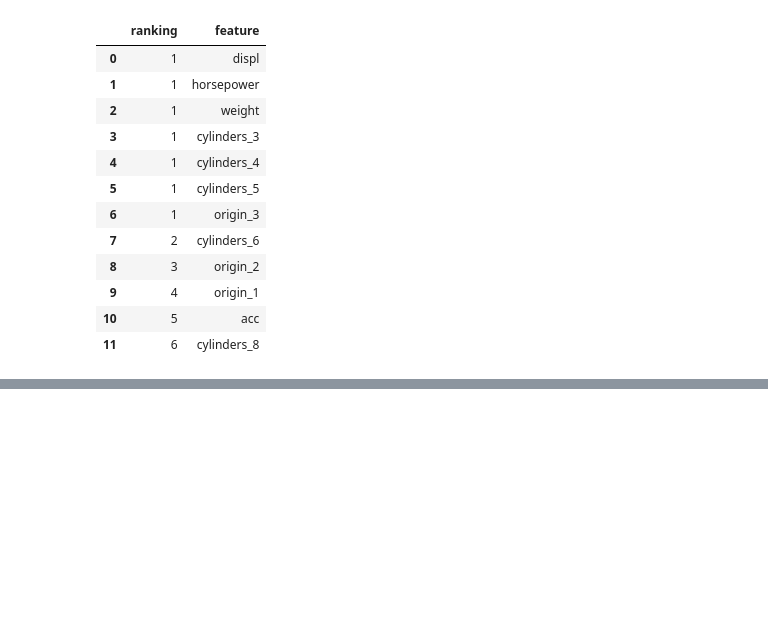
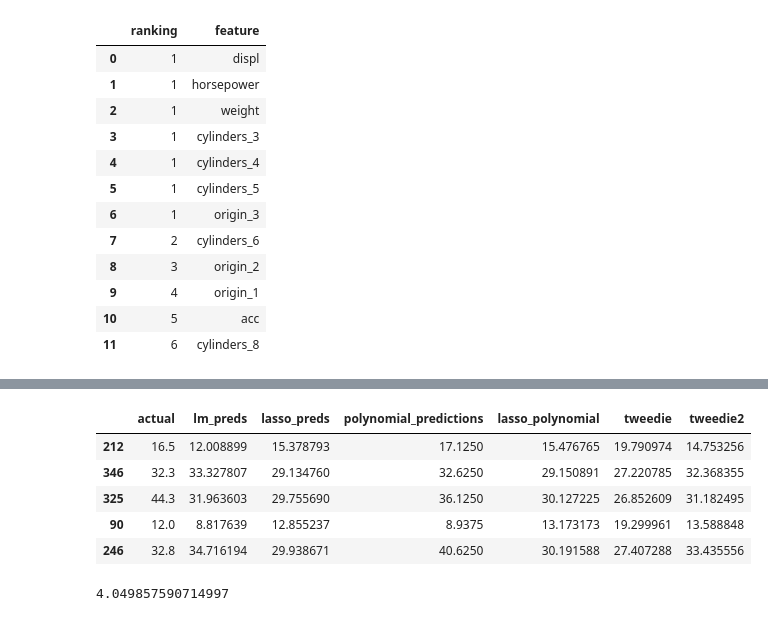
Before and after one commit to MagdalenaRahn/regression-exercises, a Jupyter notebook: regression_feature_engineering_modelling_lesson_18JAN2023.ipynb, the cells around one changed output, grey strips where cells are left out. Saved outputs shown, nothing was run; the diff lists cells and outputs as text; code cells hidden in the pictures; blank space fills up the shorter version.

```diff
--- a/regression_feature_engineering_modelling_lesson_18JAN2023.ipynb
+++ b/regression_feature_engineering_modelling_lesson_18JAN2023.ipynb
@@ -397,0 +558,28 @@ This transform them into objects that can perform linear relationship.
+# %%
+# calling this Poisson distribution
+
+tweedie2 = TweedieRegressor(power = 1)
+
+# fit the created object to trining dataset
+
+tweedie2.fit(X_train, y_train)
+
+# then predict on X_train
+
+preds_df['tweedie2'] = tweedie2.predict(X_train)
+
+preds_df.head()
+# %% [output]
+|  | actual | lm_preds | lasso_preds | polynomial_predictions | lasso_polynomial | tweedie | tweedie2 |
+| 212 | 16.5 | 12.008899 | 15.378793 | 17.1250 | 15.476765 | 19.790974 | 14.753256 |
+| 346 | 32.3 | 33.327807 | 29.134760 | 32.6250 | 29.150891 | 27.220785 | 32.368355 |
+| 325 | 44.3 | 31.963603 | 29.755690 | 36.1250 | 30.127225 | 26.852609 | 31.182495 |
+| 90 | 12.0 | 8.817639 | 12.855237 | 8.9375 | 13.173173 | 19.299961 | 13.588848 |
+| 246 | 32.8 | 34.716194 | 29.938671 | 40.6250 | 30.191588 | 27.407288 | 33.435556 |
+# %%
+# check the error
+
+tweedie_poisson_rmse = sqrt(mean_squared_error(preds_df['actual'], preds_df['tweedie2']))
+tweedie_poisson_rmse
+# %% [output]
+4.049857590714997
```
Also changed, not shown: parts of 63 cells of this notebook, 1 other file.
